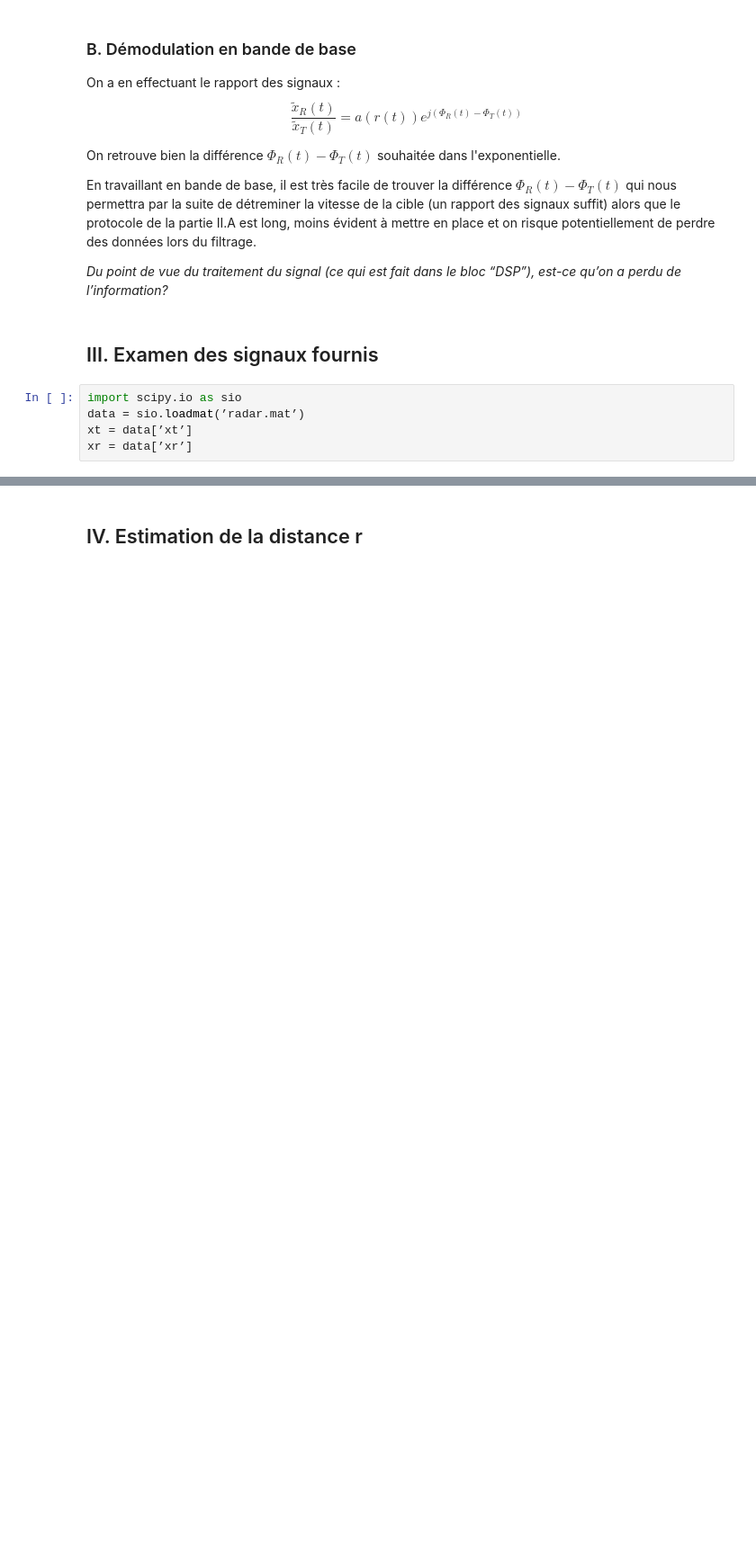
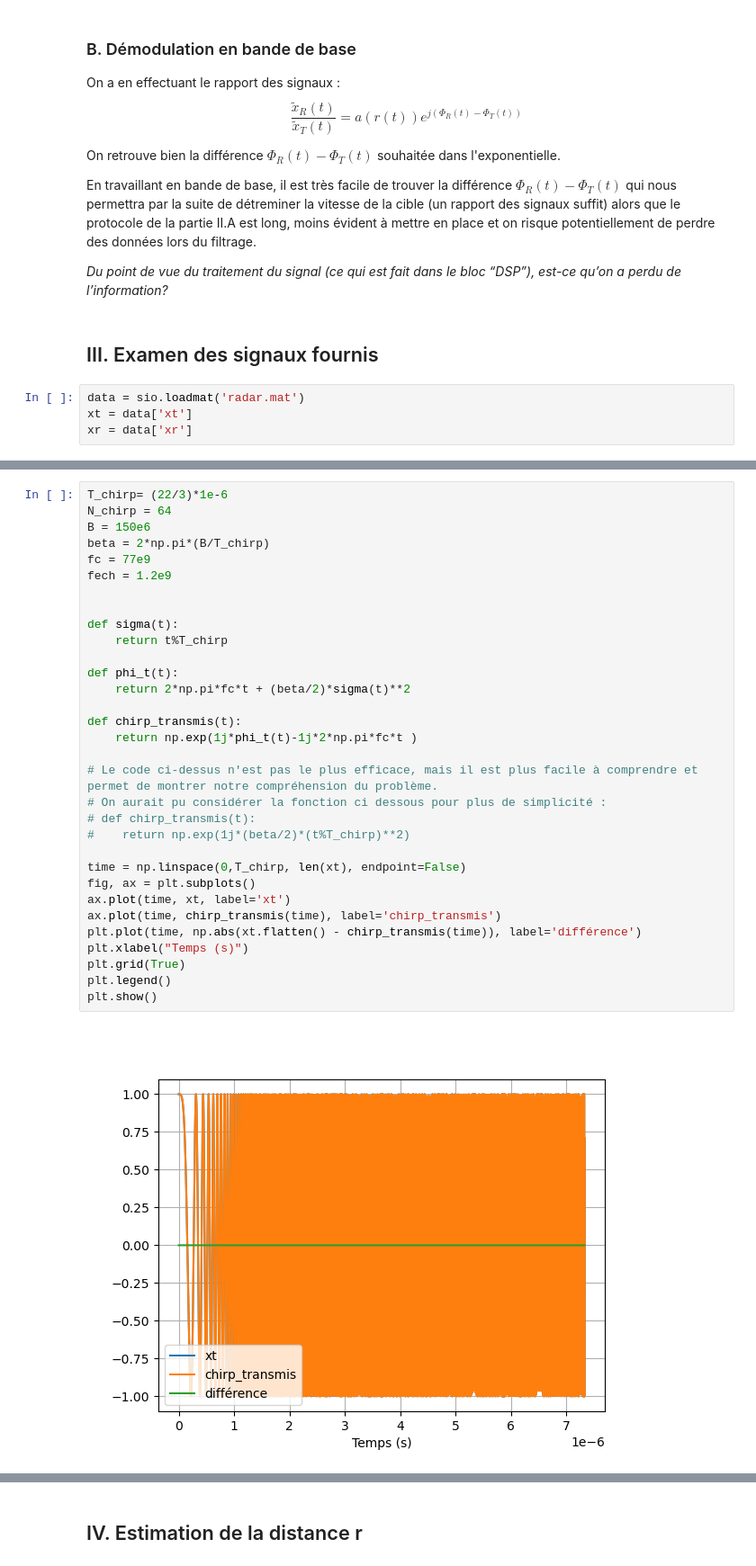
Before and after one commit to noamguillou/Traitement-du-signal-groupe-4, a Jupyter notebook: notebook.ipynb, the cells around one changed output, grey strips where cells are left out. Shown at 90% size. Saved outputs shown, nothing was run; the diff lists cells and outputs as text; blank space fills up the shorter version.

```diff
--- a/notebook.ipynb
+++ b/notebook.ipynb
@@ -64,7 +70,6 @@ _Du point de vue du traitement du signal (ce qui est fait dans le bloc “DSP”
 # %% [markdown]
 ## III. Examen des signaux fournis ###
 # %%
-import scipy.io as sio
-data = sio.loadmat(’radar.mat’)
-xt = data[’xt’]
-xr = data[’xr’]
+data = sio.loadmat('radar.mat')
+xt = data['xt']
+xr = data['xr']
@@ -70,0 +79,34 @@ xr = data[’xr’]
+# %%
+T_chirp= (22/3)*1e-6
+N_chirp = 64
+B = 150e6
+beta = 2*np.pi*(B/T_chirp)
+fc = 77e9
+fech = 1.2e9
+
+
+def sigma(t):
+    return t%T_chirp
+
+def phi_t(t):
+    return 2*np.pi*fc*t + (beta/2)*sigma(t)**2
+
+def chirp_transmis(t):
+    return np.exp(1j*phi_t(t)-1j*2*np.pi*fc*t )
+
+# Le code ci-dessus n'est pas le plus efficace, mais il est plus facile à comprendre et permet de montrer notre compréhension du problème.
+# On aurait pu considérer la fonction ci dessous pour plus de simplicité :
+# def chirp_transmis(t):
+#    return np.exp(1j*(beta/2)*(t%T_chirp)**2)
+
+time = np.linspace(0,T_chirp, len(xt), endpoint=False)
+fig, ax = plt.subplots()
+ax.plot(time, xt, label='xt')
+ax.plot(time, chirp_transmis(time), label='chirp_transmis')
+plt.plot(time, np.abs(xt.flatten() - chirp_transmis(time)), label='différence')
+plt.xlabel("Temps (s)")
+plt.grid(True)
+plt.legend()
+plt.show()
+# %% [output]
+[figure, added]
```
Also changed, not shown: parts of 7 cells of this notebook.
